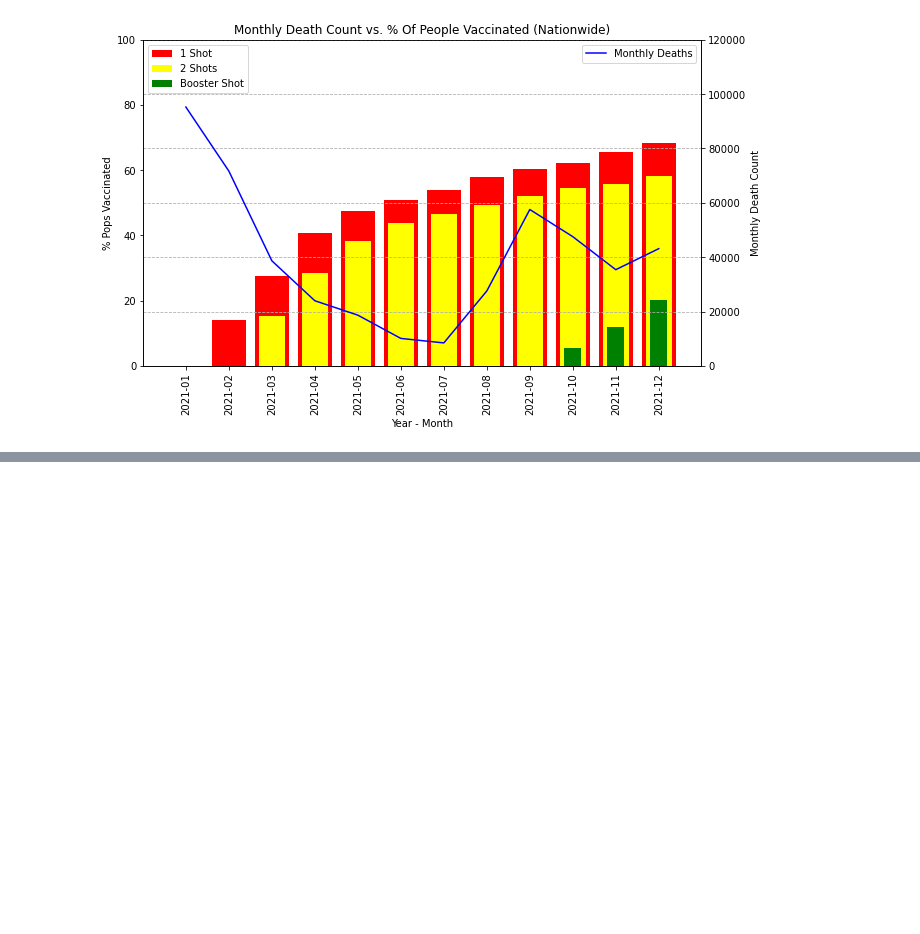
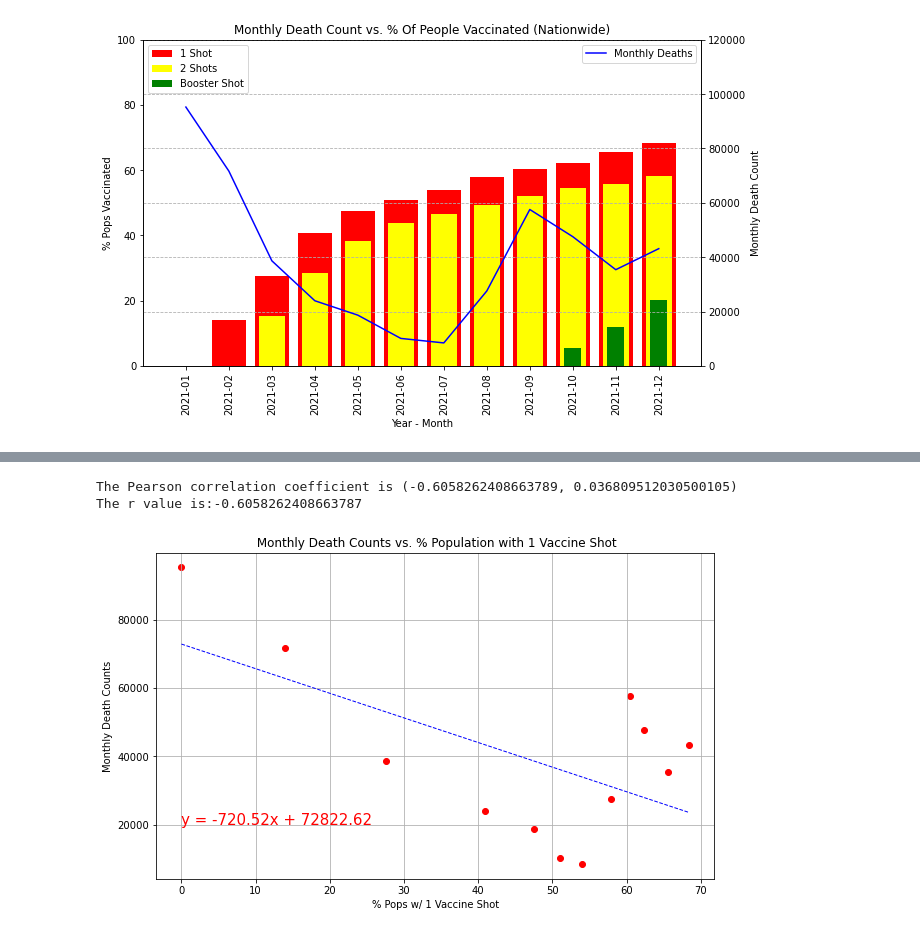
Before and after one commit to tracypoon/Group_3_Project, a Jupyter notebook: Tom/Covid Data Analysis v2.ipynb, the cells around one changed output, grey strips where cells are left out. Saved outputs shown, nothing was run; the diff lists cells and outputs as text; code cells hidden in the pictures; blank space fills up the shorter version.

```diff
--- a/Tom/Covid Data Analysis v2.ipynb
+++ b/Tom/Covid Data Analysis v2.ipynb
@@ -549,0 +638,29 @@ plt.show()
+# %%
+# Calculate the Pearson correlation coefficient between Monthly Death Counts and % Population with 1 Vaccine Shot
+value_correlation = st.pearsonr(final_monthly_set3_df["%_Pops w/ 1_Vaccine_Shot"], final_monthly_set3_df["Monthly Deaths"])
+print(f"The Pearson correlation coefficient is {value_correlation}")
+
+percent_1shot = final_monthly_set3_df["%_Pops w/ 1_Vaccine_Shot"].tolist()
+death_count = final_monthly_set3_df["Monthly Deaths"].tolist()
+
+# Perform a linear regression on Monthly Death Counts vs. % Population with 1 Vaccine Shot
+slope, int, r, p, std_err = st.linregress(percent_1shot, death_count)
+# Create equation of line
+fit = slope * final_monthly_set3_df["%_Pops w/ 1_Vaccine_Shot"] + int
+print(f"The r value is:{r}")
+
+# Plot the linear model on top of scatter plot
+plt.scatter(final_monthly_set3_df["%_Pops w/ 1_Vaccine_Shot"], final_monthly_set3_df["Monthly Deaths"], color = "red")
+plt.plot(final_monthly_set3_df["%_Pops w/ 1_Vaccine_Shot"], fit, "b--", linewidth = 1)
+plt.title(f" Monthly Death Counts vs. % Population with 1 Vaccine Shot")
+plt.xlabel("% Pops w/ 1 Vaccine Shot")
+plt.ylabel("Monthly Death Counts")
+plt.grid()
+# Add equation line
+line_eq = "y = " + str(round(slope,2)) + "x + " + str(round(int,2))
+plt.annotate(line_eq,(0,20000), fontsize = 15, color = "red")
+plt.show()
+# %% [output]
+The Pearson correlation coefficient is (-0.6058262408663789, 0.036809512030500105)
+The r value is:-0.6058262408663787
+[figure, added]
```
Also changed, not shown: parts of 6 cells of this notebook.
